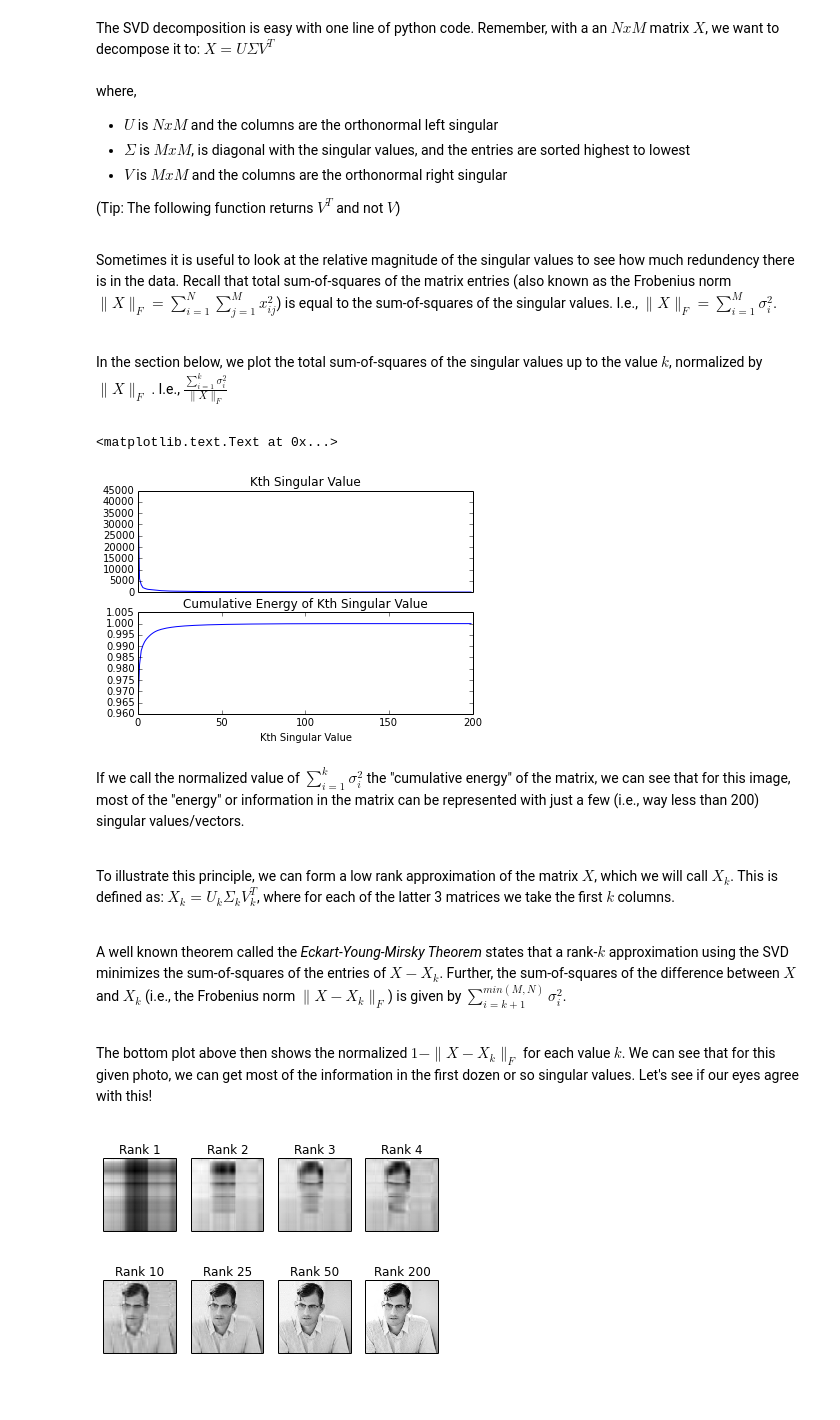
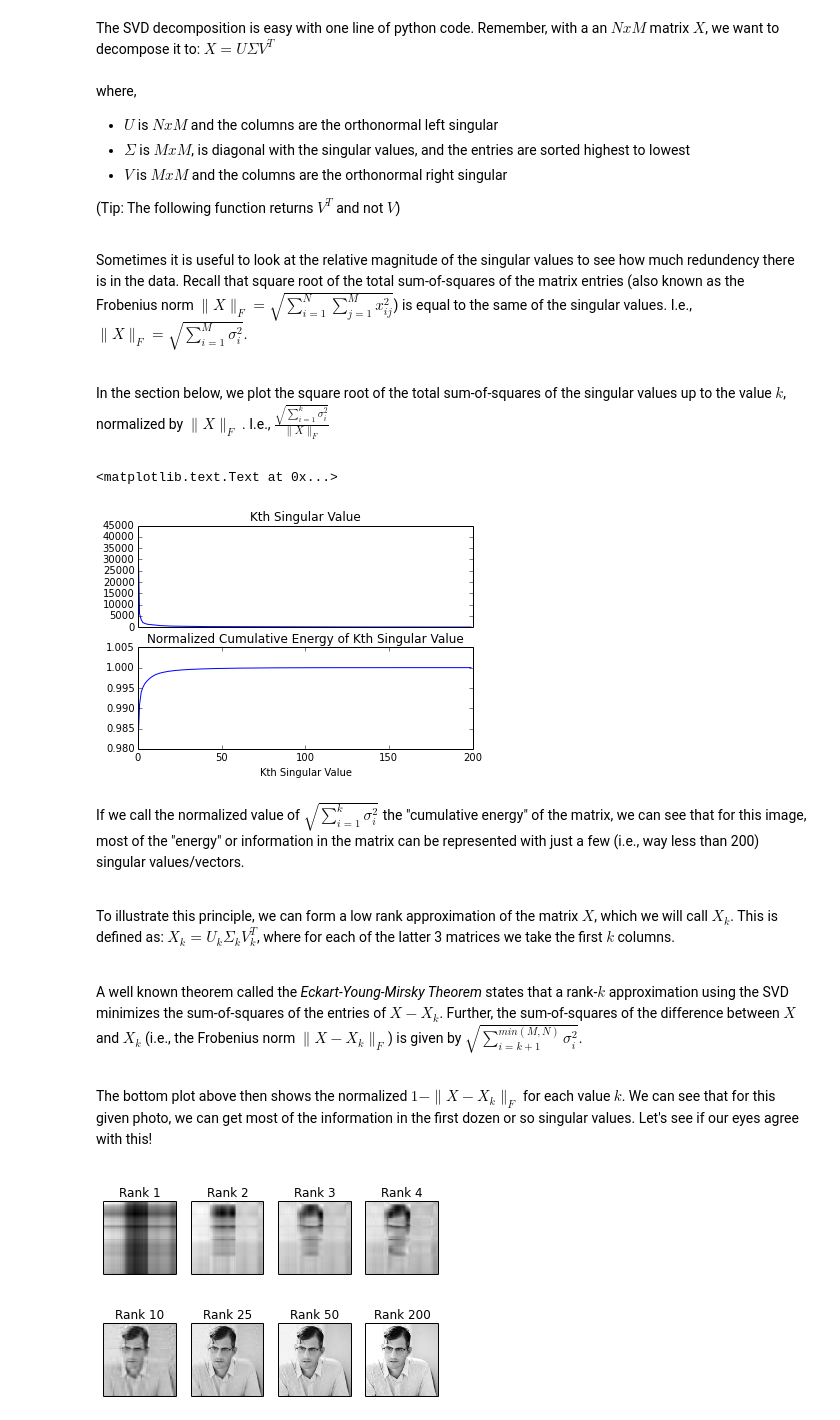
Before and after one commit to briandalessandro/DataScienceCourse, a Jupyter notebook: ipython/Lecture3_PhotoSVD.ipynb, the cells around one changed output. Cells and saved outputs as stored; diff of their text form; code cells hidden in the pictures; blank space fills up the shorter version.

```diff
--- a/ipython/Lecture3_PhotoSVD.ipynb
+++ b/ipython/Lecture3_PhotoSVD.ipynb
@@ -43,39 +43,41 @@ plt.imshow(imgmat, cmap='gray');
 # %%
 U, sig, Vt = np.linalg.svd(imgmat)
 # %% [markdown]
-<p>Sometimes it is useful to look at the relative magnitude of the singular values to see how much redundency there is in the data. Recall that total sum-of-squares of the matrix entries (also known as the Frobenius norm
-$\|X\|_F=\sum\limits_{i=1}^N \sum\limits_{j=1}^M x_{ij}^2$) is equal to the sum-of-squares of the singular values.
-I.e., $\|X\|_F=\sum\limits_{i=1}^M \sigma_i^2$. <br><br>
+<p>Sometimes it is useful to look at the relative magnitude of the singular values to see how much redundency there is in the data. Recall that square root of the total sum-of-squares of the matrix entries (also known as the Frobenius norm
+$\|X\|_F=\sqrt{\sum\limits_{i=1}^N \sum\limits_{j=1}^M x_{ij}^2}$) is equal to the same of the singular values.
+I.e., $\|X\|_F=\sqrt{\sum\limits_{i=1}^M \sigma_i^2}$. <br><br>
 
-In the section below, we plot the total sum-of-squares of the singular values up to the value $k$, normalized by $\|X\|_F$ . I.e., $\frac{\sum\limits_{i=1}^k \sigma_i^2}{\|X\|_F}$
+In the section below, we plot the square root of the total sum-of-squares of the singular values up to the value $k$, normalized by $\|X\|_F$ . I.e., $\frac{\sqrt{\sum\limits_{i=1}^k \sigma_i^2}}{\|X\|_F}$
 
 
 </p>
 # %%
 #Plot the spectrum of the image and the total sum-squares captured by the k-th value
-energy_k=cumsum(sig*sig)/sum(sig*sig)
+
+norm = math.sqrt(sum(sig*sig))
+energy_k = [math.sqrt(k)/norm for k in cumsum(sig*sig)]
 
 plt.figure()
 ax1 = plt.subplot(211)
 plt.plot(sig)
 plt.title('Kth Singular Value')
 plt.tick_params(axis='x',which='both',bottom='off',top='off',labelbottom='off')
 
 
 ax2 = plt.subplot(212)
 plt.plot(energy_k)
-plt.title('Cumulative Energy of Kth Singular Value')
+plt.title('Normalized Cumulative Energy of Kth Singular Value')
 
 ax2.set_xlabel('Kth Singular Value')
 # %% [output]
 <matplotlib.text.Text at 0x...>
-[figure, old version]
+[figure, new version]
 # %% [markdown]
-<p>If we call the normalized value of $\sum\limits_{i=1}^k \sigma_i^2$ the "cumulative energy" of the matrix, we can see that for this image, most of the "energy" or information in the matrix can be represented with just a few (i.e., way less than 200) singular values/vectors.<br><br>
+<p>If we call the normalized value of $\sqrt{\sum\limits_{i=1}^k \sigma_i^2}$ the "cumulative energy" of the matrix, we can see that for this image, most of the "energy" or information in the matrix can be represented with just a few (i.e., way less than 200) singular values/vectors.<br><br>
 
 To illustrate this principle, we can form a low rank approximation of the matrix $X$, which we will call $X_k$. This is defined as: $X_k=U_k \Sigma_k V_k^T$, where for each of the latter 3 matrices we take the first $k$ columns.<br><br>
 
-A well known theorem called the <i>Eckart-Young-Mirsky Theorem</i> states that a rank-$k$ approximation using the SVD minimizes the sum-of-squares of the entries of $X-X_k$. Further, the sum-of-squares of the difference between $X$ and $X_k$ (i.e., the Frobenius norm $\|X-X_k\|_F$) is given by $\sum\limits_{i=k+1}^{min(M,N)} \sigma_i^2$.<br><br>
+A well known theorem called the <i>Eckart-Young-Mirsky Theorem</i> states that a rank-$k$ approximation using the SVD minimizes the sum-of-squares of the entries of $X-X_k$. Further, the sum-of-squares of the difference between $X$ and $X_k$ (i.e., the Frobenius norm $\|X-X_k\|_F$) is given by $\sqrt{\sum\limits_{i=k+1}^{min(M,N)} \sigma_i^2}$.<br><br>
 
 The bottom plot above then shows the normalized $1-\|X-X_k\|_F$ for each value $k$. We can see that for this given photo, we can get most of the information in the first dozen or so singular values. Let's see if our eyes agree with this!
 
```
